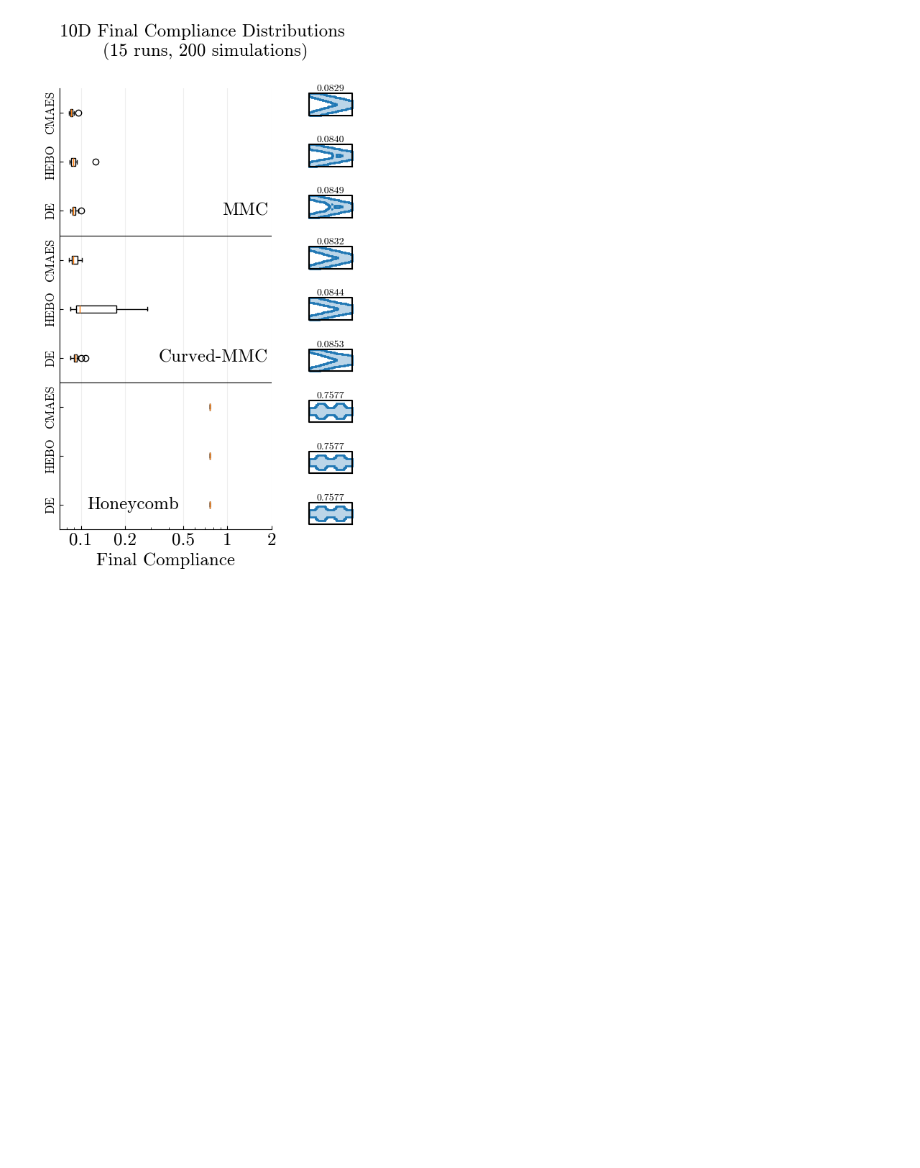
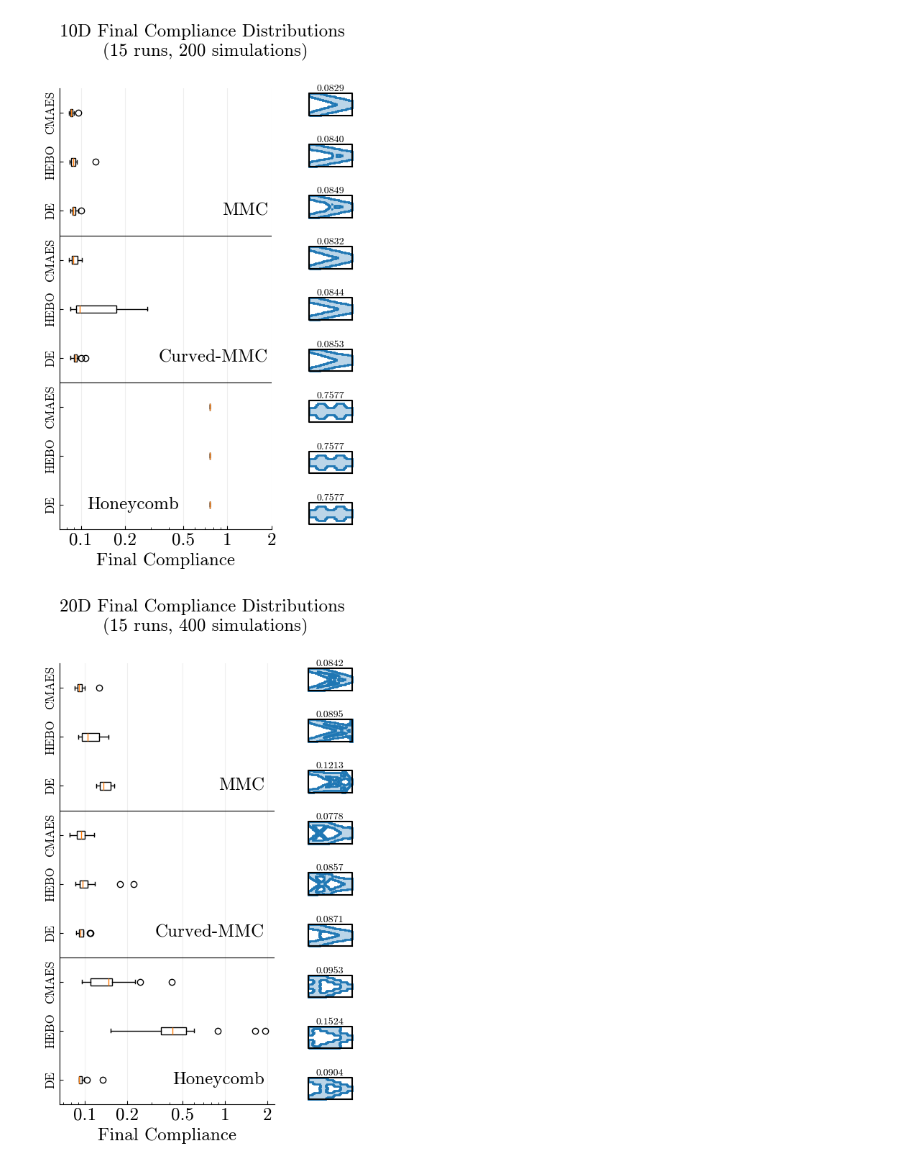
Before and after one commit to jelle-westra/tobbo, a Jupyter notebook: case-study/analysis.ipynb, the cells around one changed output. Saved outputs shown, nothing was run; the diff lists cells and outputs as text; code cells hidden in the pictures; blank space fills up the shorter version.

Commit message:
added the final distribution plotting code and statistical test

```diff
--- a/case-study/analysis.ipynb
+++ b/case-study/analysis.ipynb
@@ -189,2 +120,12 @@ fig.savefig(f'./figures/{dim}D-boxplots.svg')
 # %% [output]
 [figure]
+# %%
+(fig, ax0, ax1) = plot_final_distributions(20, optimizers, parameterizations, runs)
+
+ax0.text(1.9, 6, 'MMC', va='center', ha='right')
+ax0.text(1.9, 3, 'Curved-MMC', va='center', ha='right')
+ax0.text(1.9, 0, 'Honeycomb', va='center', ha='right')
+
+fig.savefig('./figures/20D-boxplots.svg')
+# %% [output]
+[figure, added]
```
Also changed, not shown: parts of 6 cells of this notebook, 4 other files.
